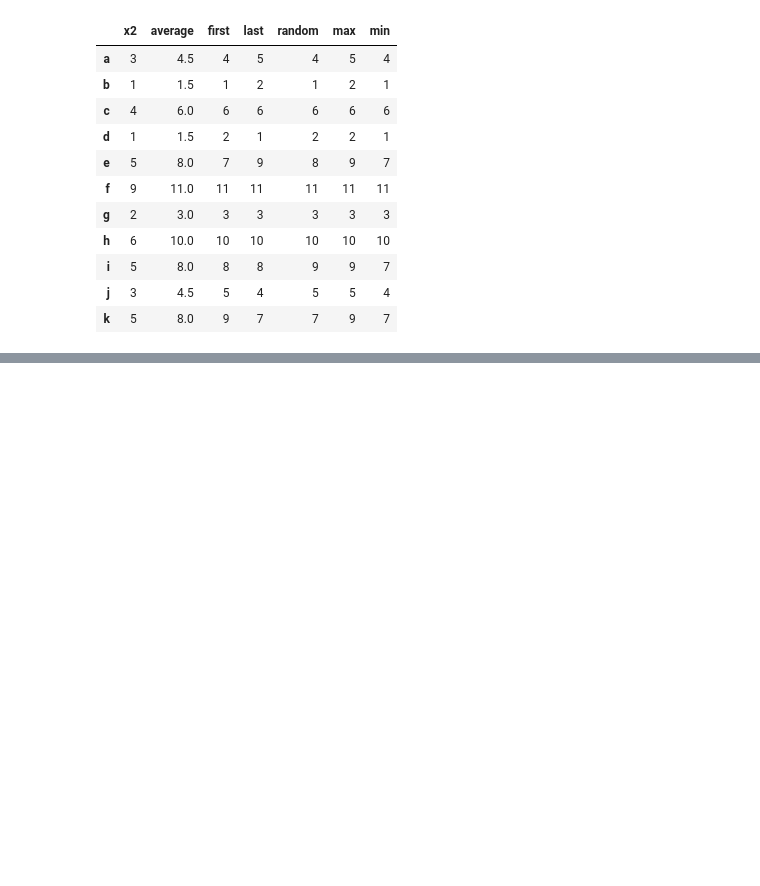
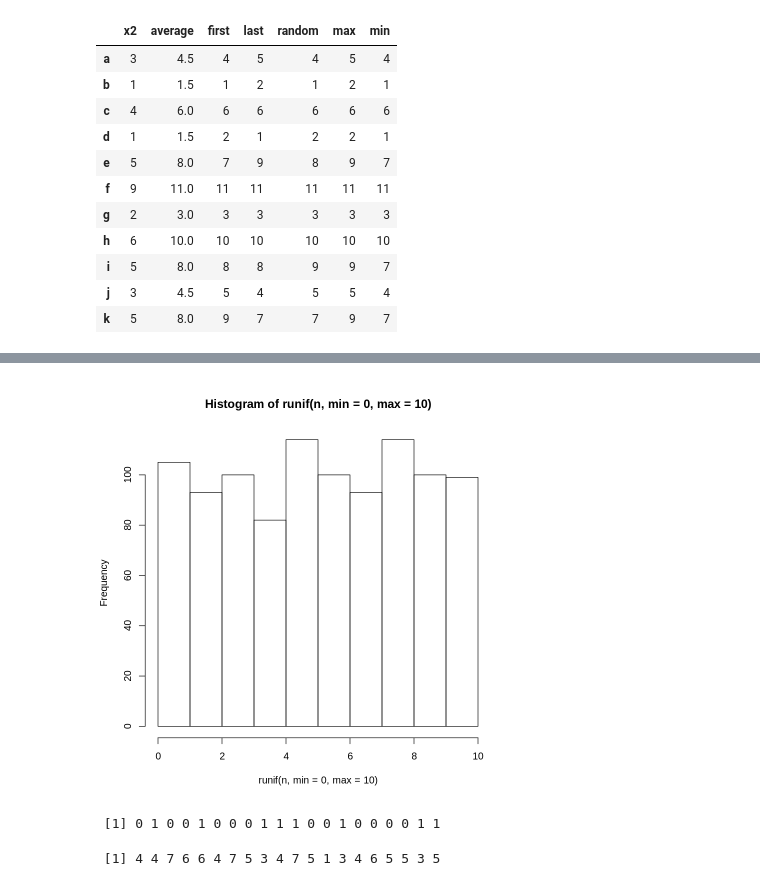
Before and after one commit to gyujin0450/RPRG, a Jupyter notebook: p124_주요내장함수.ipynb, the cells around one changed output, grey strips where cells are left out. Drawn from its saved outputs; the diff is of its cells as text; code cells hidden in the pictures; blank space fills up the shorter version.

```diff
--- a/p124_주요내장함수.ipynb
+++ b/p124_주요내장함수.ipynb
@@ -218,0 +225,19 @@ stopifnot(all(rx[,1] == rx))
+# %%
+# 균등분포(연속형)의 난수 생성
+# runif(n, min, max)
+n <-1000
+hist(runif(n, min = 0, max =10))
+# %% [output]
+[figure, added]
+# %%
+# 이항분포(이산형)의 난수 생성
+# rbinom(n, size, prob) # 독립적 n회 반복
+n <- 20 # 독립적 n회 반복
+
+rbinom(n, 1, prob = 0.5) # 0, 1의 이산변량 대상 0.5 확률로 n개 선정
+# %% [output]
+ [1] 0 1 0 0 1 0 0 0 1 1 1 0 0 1 0 0 0 0 1 1
+# %%
+rbinom(n, 10, prob = 0.5) # 0 ~ 10의 이산변량 대상 0.5 확률로 n개 선정
+# %% [output]
+ [1] 4 4 7 6 6 4 7 5 3 4 7 5 1 3 4 6 5 5 3 5
```
Also changed, not shown: parts of 13 cells of this notebook.
